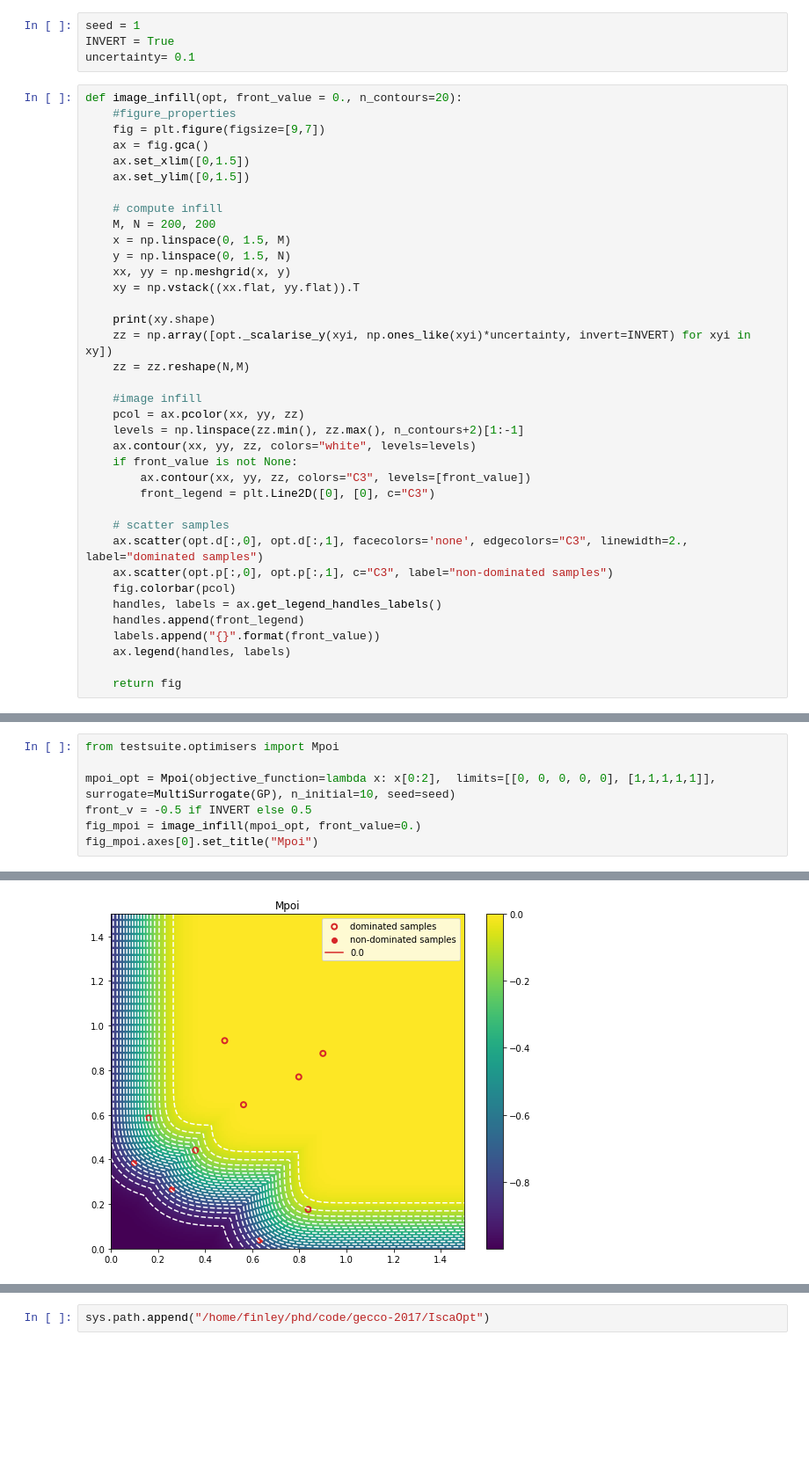
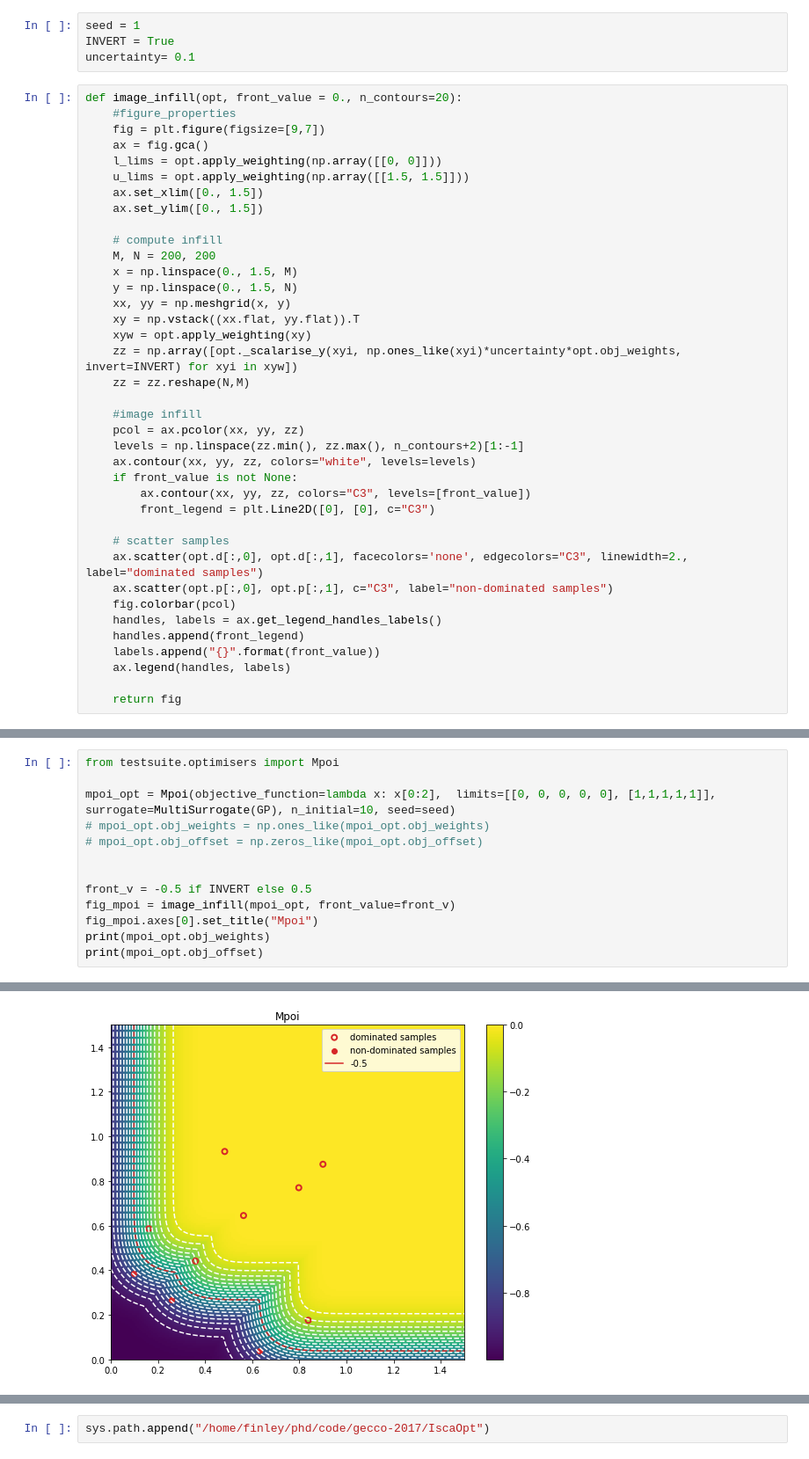
Before and after one commit to FinleyGibson/SAF_EMO, a Jupyter notebook: analytics/algorithm_analysis/image_scalarised_infils.ipynb, the cells around one changed output, grey strips where cells are left out. Shown at 88% size. Cells and saved outputs as stored; diff of their text form; blank space fills up the shorter version.

```diff
--- a/analytics/algorithm_analysis/image_scalarised_infils.ipynb
+++ b/analytics/algorithm_analysis/image_scalarised_infils.ipynb
@@ -16,18 +16,19 @@ def image_infill(opt, front_value = 0., n_contours=20):
     #figure_properties
     fig = plt.figure(figsize=[9,7])
     ax = fig.gca()
-    ax.set_xlim([0,1.5])
-    ax.set_ylim([0,1.5])
+    l_lims = opt.apply_weighting(np.array([[0, 0]]))
+    u_lims = opt.apply_weighting(np.array([[1.5, 1.5]]))
+    ax.set_xlim([0., 1.5])
+    ax.set_ylim([0., 1.5])
 
     # compute infill
     M, N = 200, 200
-    x = np.linspace(0, 1.5, M)
-    y = np.linspace(0, 1.5, N)
+    x = np.linspace(0., 1.5, M)
+    y = np.linspace(0., 1.5, N)
     xx, yy = np.meshgrid(x, y)
     xy = np.vstack((xx.flat, yy.flat)).T
-
-    print(xy.shape)
-    zz = np.array([opt._scalarise_y(xyi, np.ones_like(xyi)*uncertainty, invert=INVERT) for xyi in xy])
+    xyw = opt.apply_weighting(xy)
+    zz = np.array([opt._scalarise_y(xyi, np.ones_like(xyi)*uncertainty*opt.obj_weights, invert=INVERT) for xyi in xyw])
     zz = zz.reshape(N,M)
 
     #image infill
@@ -88,7 +92,13 @@ Text(0.5, 1.0, 'sms: ei')
 from testsuite.optimisers import Mpoi
 
 mpoi_opt = Mpoi(objective_function=lambda x: x[0:2],  limits=[[0, 0, 0, 0, 0], [1,1,1,1,1]], surrogate=MultiSurrogate(GP), n_initial=10, seed=seed)
+# mpoi_opt.obj_weights = np.ones_like(mpoi_opt.obj_weights)
+# mpoi_opt.obj_offset = np.zeros_like(mpoi_opt.obj_offset)
+
+
 front_v = -0.5 if INVERT else 0.5
-fig_mpoi = image_infill(mpoi_opt, front_value=0.)
+fig_mpoi = image_infill(mpoi_opt, front_value=front_v)
 fig_mpoi.axes[0].set_title("Mpoi")
+print(mpoi_opt.obj_weights)
+print(mpoi_opt.obj_offset)
 # %% [output]
@@ -97,4 +107,4 @@ Text(0.5, 1.0, 'Mpoi')
-[figure, old version]
+[figure, new version]
 # %%
 from testsuite.optimisers import Saf_Sms
 
```
Also changed, not shown: parts of 12 cells of this notebook, 7 other files.
